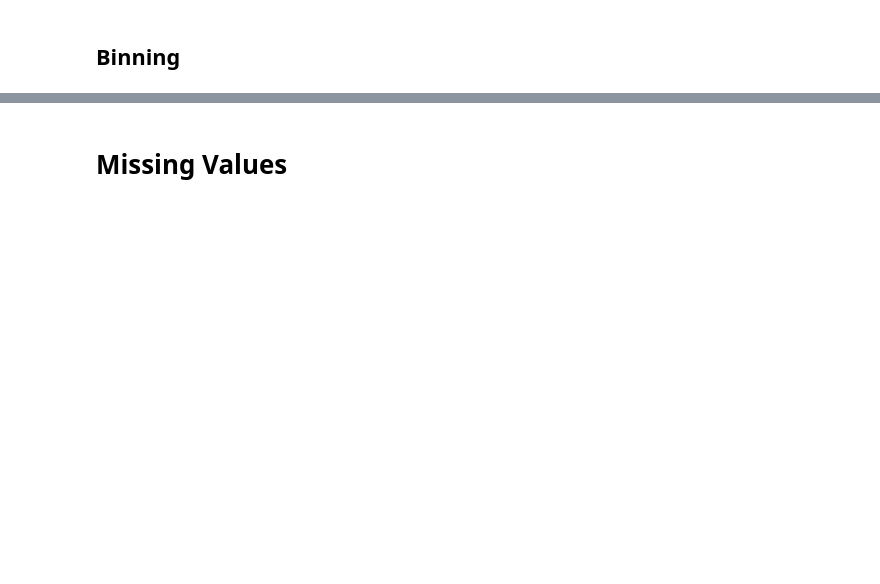
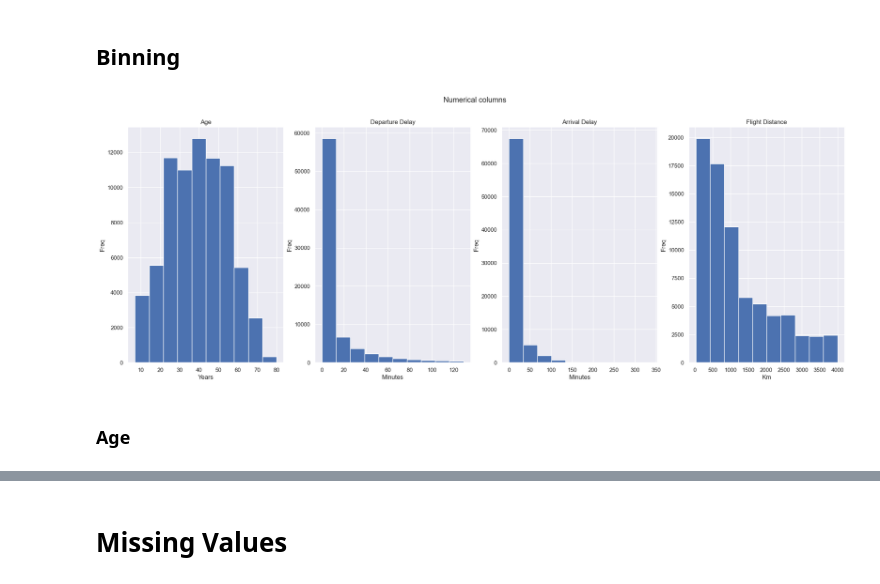
Before and after one commit to Charlesbr101/projeto-redes-neurais, a Jupyter notebook: main.ipynb, the cells around one changed output, grey strips where cells are left out. Drawn from its saved outputs; the diff is of its cells as text; code cells hidden in the pictures; blank space fills up the shorter version.

```diff
--- a/main.ipynb
+++ b/main.ipynb
@@ -94,4 +77,5 @@ Columns with z-score > 3:  ['Age', 'Flight Distance', 'Departure Delay in Minute
 # %%
-encode_columns = ['Gender', 'Type of Travel']
-validation_df = pd.get_dummies(validation_df, columns=encode_columns, drop_first=True)
-train_df = pd.get_dummies(train_df, columns=encode_columns, drop_first=True)
+one_hot_encoder_vars = ['Type of Travel', 'Gender', 'Customer Type']
+validation_df = pd.get_dummies(validation_df, columns=one_hot_encoder_vars, drop_first=True)
+train_df = pd.get_dummies(train_df, columns=one_hot_encoder_vars, drop_first=True)
+train_df[['Type of Travel_Personal Travel', 'Gender_Male',  'Customer Type_disloyal Customer']]
@@ -97,0 +98,13 @@ train_df = pd.get_dummies(train_df, columns=encode_columns, drop_first=True)
+# %%
+classes_dict = {
+    'Eco': 0,
+    'Eco Plus': 1,
+    'Business': 2
+}
+def ord_encode(x):
+    return classes_dict[x]
+
+ordinal_encoder_vars = ['Class']
+print('Before Encoding: ', train_df[ordinal_encoder_vars].values)
+train_df[ordinal_encoder_vars] = train_df[ordinal_encoder_vars].map(ord_encode)
+print('After Encoding: ', train_df[ordinal_encoder_vars].values)
@@ -101,0 +128,27 @@ columns = ['Age', 'Flight Distance', 'Departure Delay in Minutes', 'Arrival Dela
+# %%
+binning_vars = ['Age', 'Departure Delay in Minutes', 'Arrival Delay in Minutes', 'Flight Distance']
+
+fig, (ax1, ax2, ax3, ax4) = plt.subplots(1, 4)
+
+fig.set_figwidth(25)
+fig.suptitle('Numerical columns')
+
+ax1.set_title('Age')
+ax1.set(xlabel='Years', ylabel='Freq')
+ax1.hist(train_df['Age'])
+
+ax2.set_title('Departure Delay')
+ax2.set(xlabel='Minutes', ylabel='Freq')
+ax2.hist(train_df['Departure Delay in Minutes'])
+
+ax3.set_title('Arrival Delay')
+ax3.set(xlabel='Minutes', ylabel='Freq')
+ax3.hist(train_df['Arrival Delay in Minutes'])
+
+ax4.set_title('Flight Distance')
+ax4.set(xlabel='Km', ylabel='Freq')
+ax4.hist(train_df['Flight Distance'])
+
+plt.show()
+# %% [output]
+[figure, added]
@@ -101,0 +191,2 @@ columns = ['Age', 'Flight Distance', 'Departure Delay in Minutes', 'Arrival Dela
+# %% [markdown]
+### Age
```
Also changed, not shown: parts of 26 cells of this notebook.
